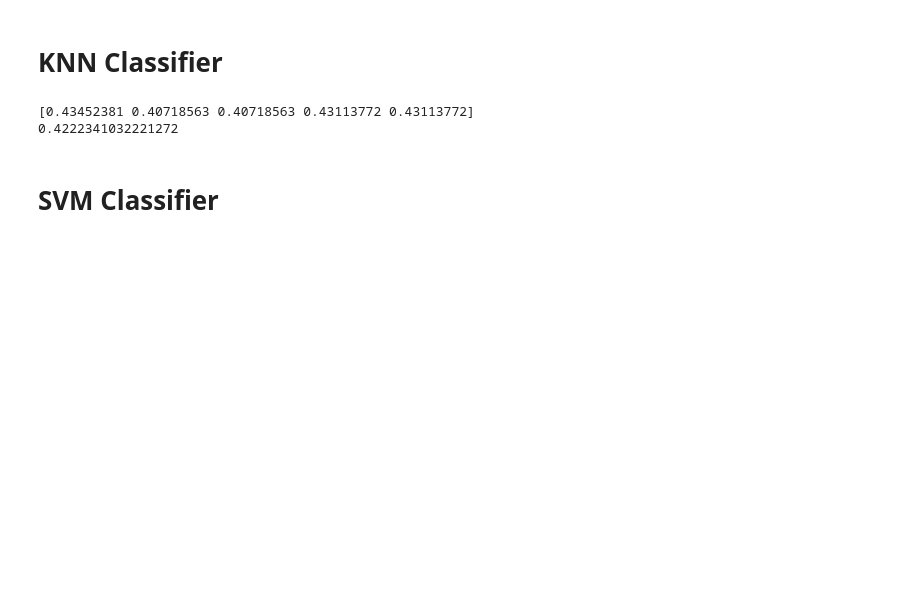
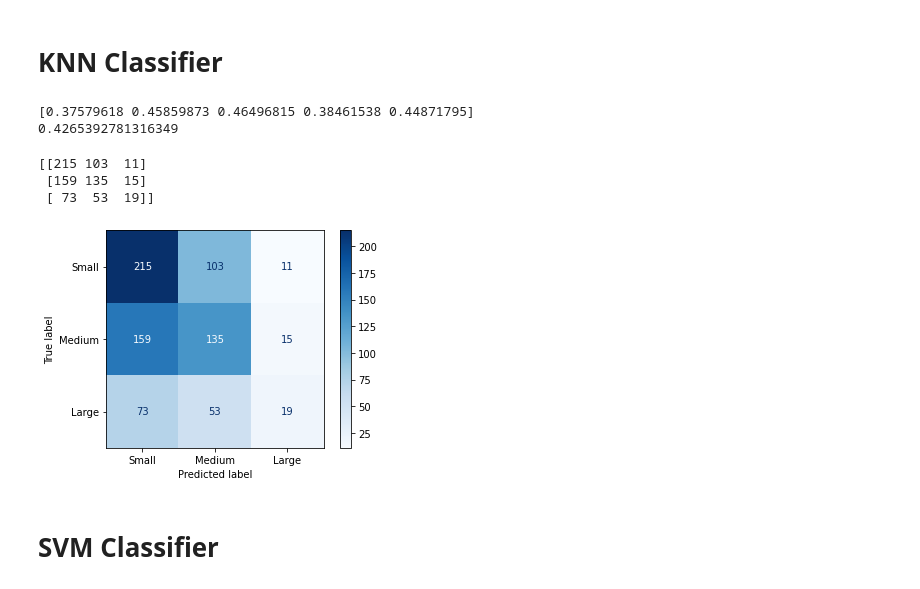
Before and after one commit to mnocerino23/Wildfire-Forecaster, a Jupyter notebook: Classifiers_3.ipynb, the cells around one changed output. Cells and saved outputs as stored; diff of their text form; code cells hidden in the pictures; blank space fills up the shorter version.

```diff
--- a/Classifiers_3.ipynb
+++ b/Classifiers_3.ipynb
@@ -442,7 +447,7 @@ from sklearn.metrics import accuracy_score, confusion_matrix, precision_score, r
 # %%
 features = wildfire2.drop(columns = ['Fire Size Rank'])
 target = wildfire2['Fire Size Rank']
-X_train, X_test, y_train, y_test = train_test_split(features, target, test_size=0.20, random_state = 10)
+X_train, X_test, y_train, y_test = train_test_split(features, target, test_size=0.25, random_state = 8)
 # %%
 print('X_train dimensions: ', X_train.shape)
 print('y_train dimensions: ', y_train.shape)
@@ -476,13 +481,30 @@ from sklearn.neighbors import KNeighborsClassifier
 best_features = SelectKBest(f_classif, k=29)
 X_kbest_knn = best_features.fit_transform(X_train_scaled, y_train)
 # %%
-knn = KNeighborsClassifier(n_neighbors=47)
+knn = KNeighborsClassifier(n_neighbors=47).fit(X_kbest_knn, y_train)
 cv = cross_val_score(knn, X_kbest_knn, y_train, cv =5)
 print(cv)
 print(cv.mean())
 # %% [output]
-[0.43452381 0.40718563 0.40718563 0.43113772 0.43113772]
-0.4222341032221272
+[0.37579618 0.45859873 0.46496815 0.38461538 0.44871795]
+0.4265392781316349
+# %%
+class_labels = ['Small', 'Medium', 'Large']
+disp = ConfusionMatrixDisplay.from_estimator(
+        knn,
+        X_kbest_knn,
+        y_train,
+        display_labels=class_labels,
+        cmap=plt.cm.Blues
+    )
+
+print(disp.confusion_matrix)
+plt.show()
+# %% [output]
+[[215 103  11]
+ [159 135  15]
+ [ 73  53  19]]
+[figure, added]
 # %% [markdown]
 # SVM Classifier
 # %%
```
Also changed, not shown: parts of 13 cells of this notebook.
